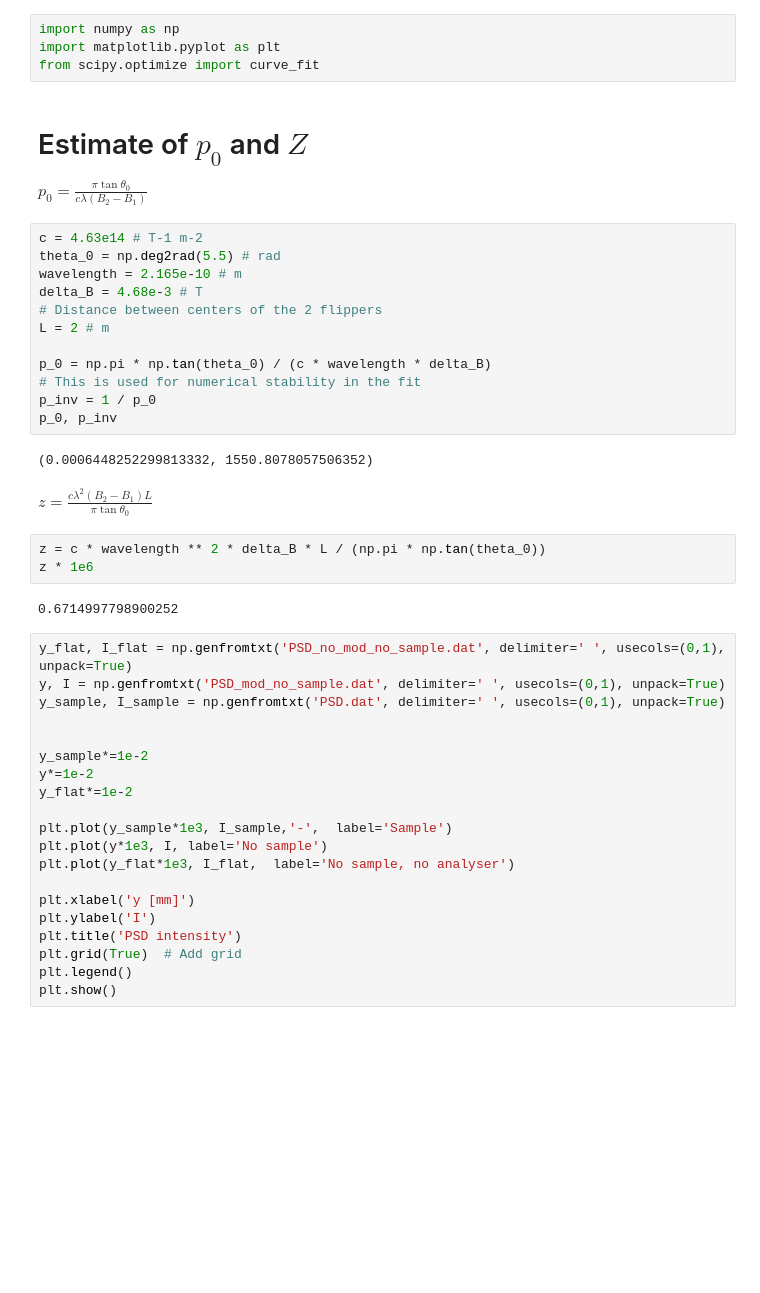
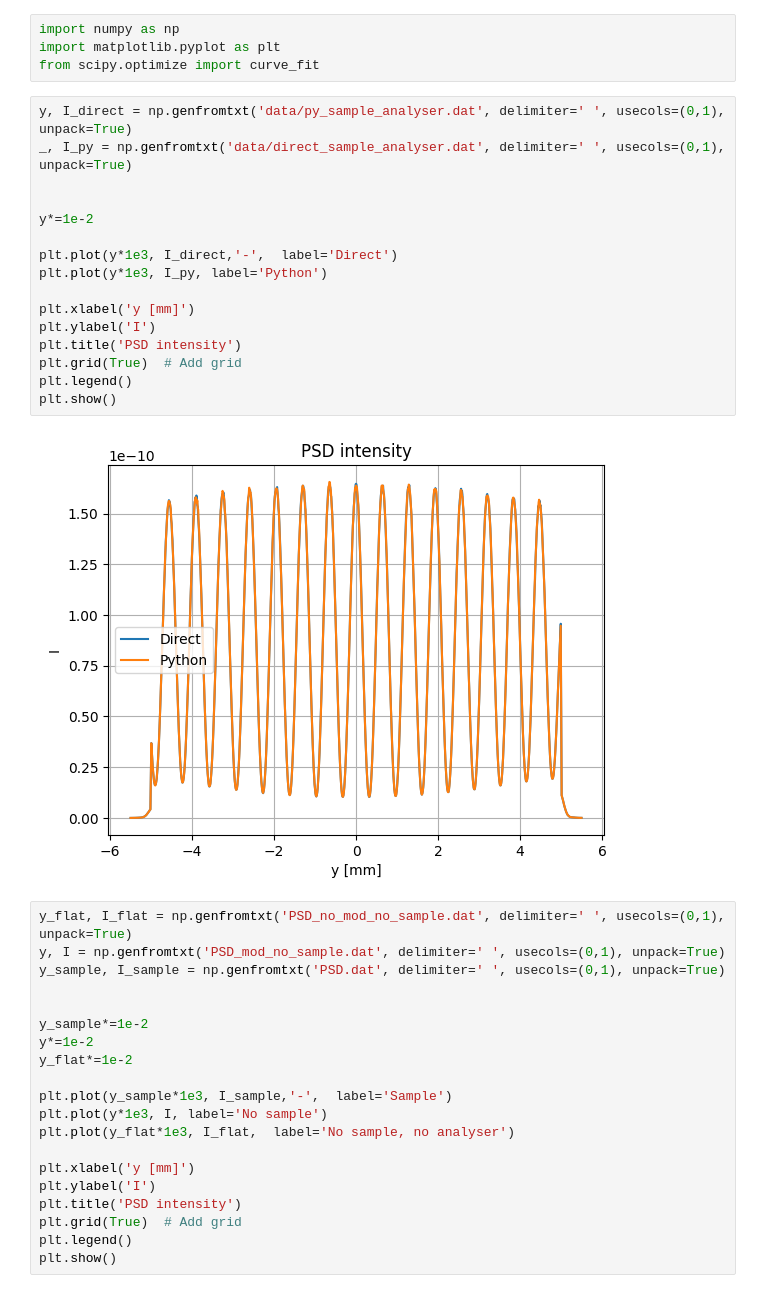
Before and after one commit to McStasMcXtrace/semsans, a Jupyter notebook: semsans-fit.ipynb, the cells around one changed output. Cells and saved outputs as stored; diff of their text form; blank space fills up the shorter version.

```diff
--- a/semsans-fit.ipynb
+++ b/semsans-fit.ipynb
@@ -2,30 +2,24 @@
 import numpy as np
 import matplotlib.pyplot as plt
 from scipy.optimize import curve_fit
-# %% [markdown]
-# Estimate of $p_0$ and $Z$
-$p_0 = \frac{\pi\tan{\theta_0}}{c\lambda(B_2-B_1)}$
-# %%
-c = 4.63e14 # T-1 m-2
-theta_0 = np.deg2rad(5.5) # rad
-wavelength = 2.165e-10 # m
-delta_B = 4.68e-3 # T
-# Distance between centers of the 2 flippers
-L = 2 # m
-
-p_0 = np.pi * np.tan(theta_0) / (c * wavelength * delta_B)
-# This is used for numerical stability in the fit
-p_inv = 1 / p_0
-p_0, p_inv
-# %% [output]
-(0.0006448252299813332, 1550.8078057506352)
-# %% [markdown]
-$z = \frac{c\lambda^2(B_2-B_1)L}{\pi\tan{\theta_0}}$
-# %%
-z = c * wavelength ** 2 * delta_B * L / (np.pi * np.tan(theta_0))
-z * 1e6
-# %% [output]
-0.6714997798900252
+# %%
+y, I_direct = np.genfromtxt('data/py_sample_analyser.dat', delimiter=' ', usecols=(0,1), unpack=True)
+_, I_py = np.genfromtxt('data/direct_sample_analyser.dat', delimiter=' ', usecols=(0,1), unpack=True)
+
+
+y*=1e-2
+
+plt.plot(y*1e3, I_direct,'-',  label='Direct')
+plt.plot(y*1e3, I_py, label='Python')
+
+plt.xlabel('y [mm]')
+plt.ylabel('I')
+plt.title('PSD intensity')
+plt.grid(True)  # Add grid
+plt.legend()
+plt.show()
+# %% [output]
+[figure, added]
 # %%
 y_flat, I_flat = np.genfromtxt('PSD_no_mod_no_sample.dat', delimiter=' ', usecols=(0,1), unpack=True)
 y, I = np.genfromtxt('PSD_mod_no_sample.dat', delimiter=' ', usecols=(0,1), unpack=True)
```
Also changed, not shown: parts of 7 cells of this notebook, 1 other file.
